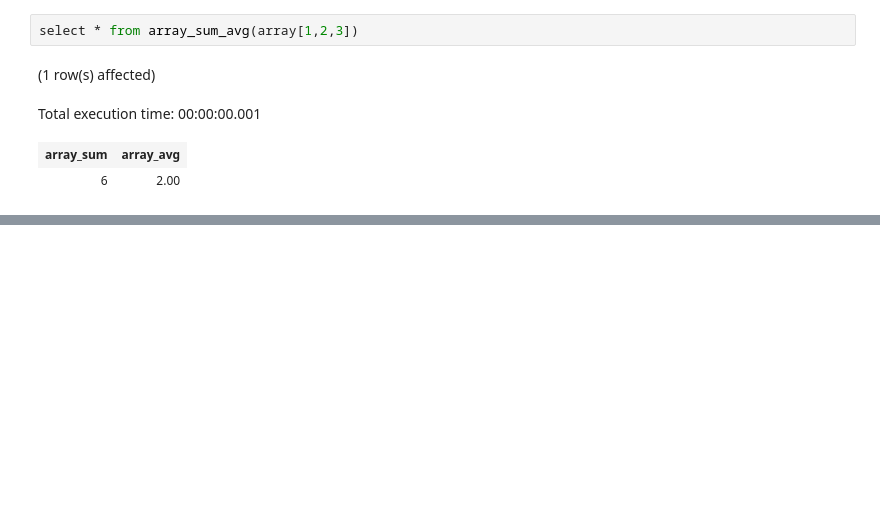
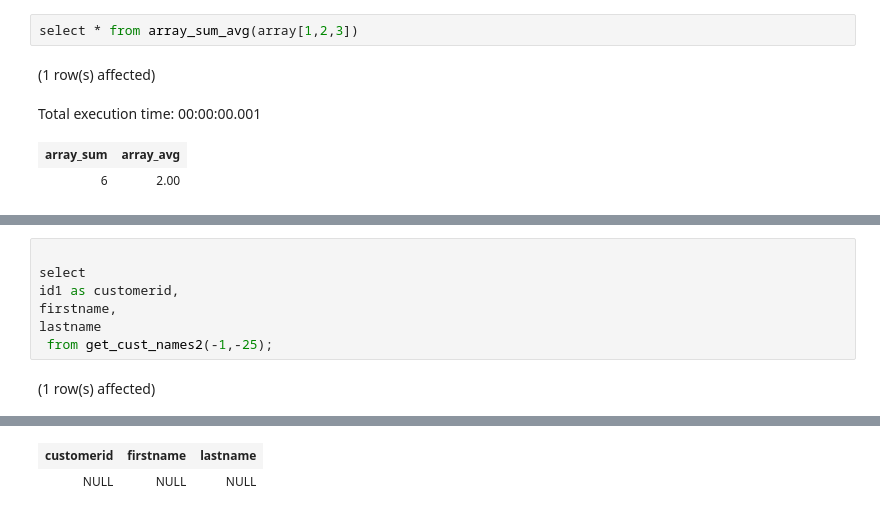
Before and after one commit to yaowenqiang/capturing_logic_with_custom_functions_in_postgresql, a Jupyter notebook: Notebook-1.ipynb, the cells around one changed output, grey strips where cells are left out. Saved outputs shown, nothing was run; the diff lists cells and outputs as text; blank space fills up the shorter version.

```diff
--- a/Notebook-1.ipynb
+++ b/Notebook-1.ipynb
@@ -242,0 +313,9 @@ Total execution time: 00:00:00.001
+# %%
+
+select
+id1 as customerid,
+firstname,
+lastname
+ from get_cust_names2(-1,-25);
+# %% [output]
+(1 row(s) affected)
@@ -242,0 +323,2 @@ Total execution time: 00:00:00.001
+| customerid | firstname | lastname |
+| NULL | NULL | NULL |
```
Also changed, not shown: parts of 12 cells of this notebook.
